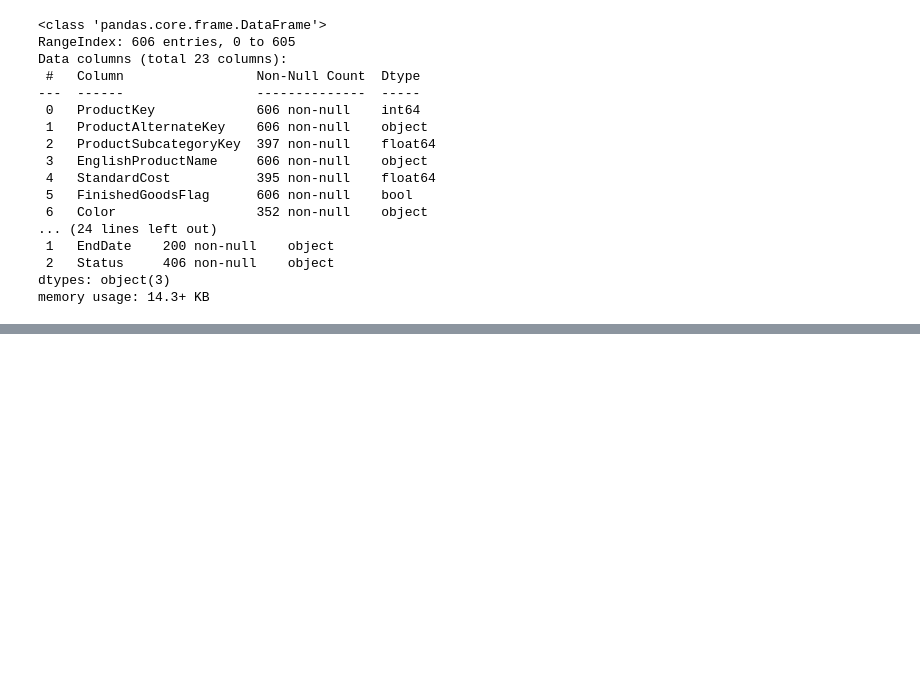
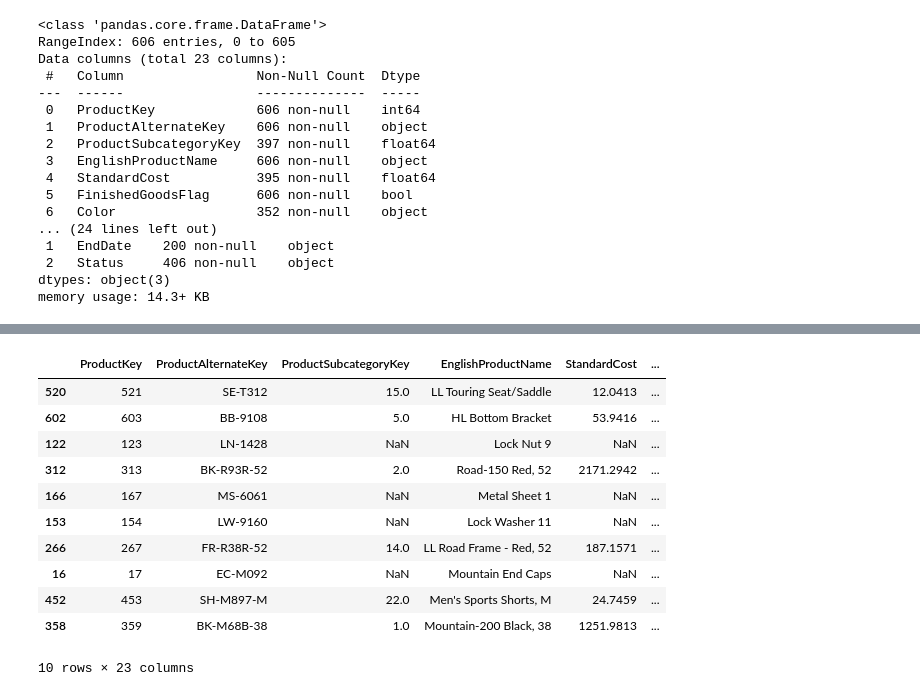
Before and after one commit to Sof265/Database-project, a Jupyter notebook: analisis-exploratorio.ipynb, the cells around one changed output, grey strips where cells are left out. Cells and saved outputs as stored; diff of their text form; code cells hidden in the pictures; blank space fills up the shorter version.

```diff
--- a/analisis-exploratorio.ipynb
+++ b/analisis-exploratorio.ipynb
@@ -551,2 +570,17 @@ memory usage: 14.3+ KB
+# %%
+products_clean_1.sample(10)
+# %% [output]
+|  | ProductKey | ProductAlternateKey | ProductSubcategoryKey | EnglishProductName | StandardCost | ... |
+| 520 | 521 | SE-T312 | 15.0 | LL Touring Seat/Saddle | 12.0413 | ... |
+| 602 | 603 | BB-9108 | 5.0 | HL Bottom Bracket | 53.9416 | ... |
+| 122 | 123 | LN-1428 | NaN | Lock Nut 9 | NaN | ... |
+| 312 | 313 | BK-R93R-52 | 2.0 | Road-150 Red, 52 | 2171.2942 | ... |
+| 166 | 167 | MS-6061 | NaN | Metal Sheet 1 | NaN | ... |
+| 153 | 154 | LW-9160 | NaN | Lock Washer 11 | NaN | ... |
+| 266 | 267 | FR-R38R-52 | 14.0 | LL Road Frame - Red, 52 | 187.1571 | ... |
+| 16 | 17 | EC-M092 | NaN | Mountain End Caps | NaN | ... |
+| 452 | 453 | SH-M897-M | 22.0 | Men's Sports Shorts, M | 24.7459 | ... |
+| 358 | 359 | BK-M68B-38 | 1.0 | Mountain-200 Black, 38 | 1251.9813 | ... |
+10 rows × 23 columns
 # %%
 #Creamos un csv con los datos limpios
```
Also changed, not shown: parts of 9 cells of this notebook, 1 other file.
